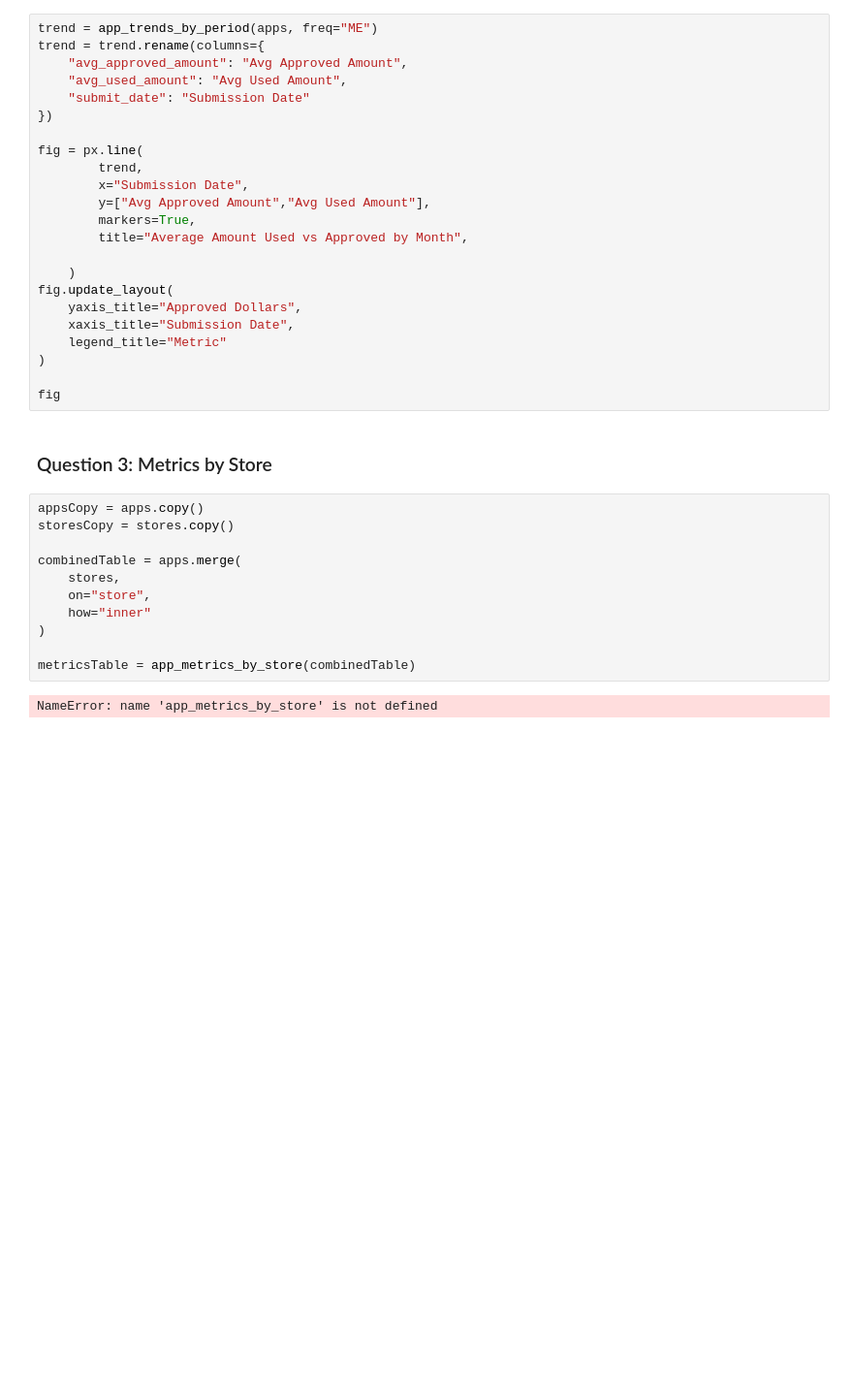
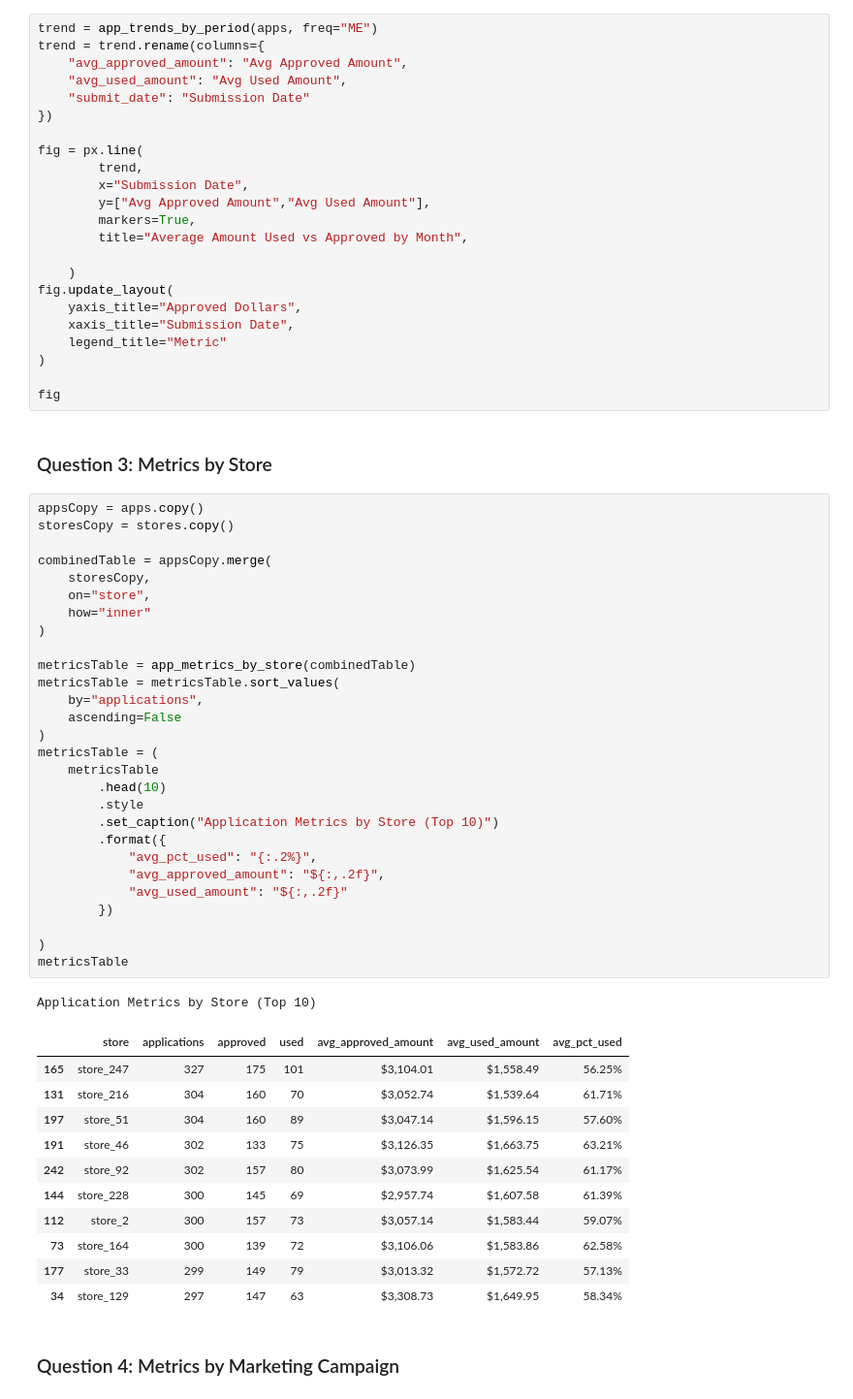
Before and after one commit to Cooltie1/SnapFinanceAssessment, a Jupyter notebook: Presentation.ipynb, the cells around one changed output. Shown at 97% size. Cells and saved outputs as stored; diff of their text form; blank space fills up the shorter version.

Commit message:
Question 4

```diff
--- a/Presentation.ipynb
+++ b/Presentation.ipynb
@@ -93,13 +93,43 @@ fig
 # %%
 appsCopy = apps.copy()
 storesCopy = stores.copy()
 
-combinedTable = apps.merge(
-    stores,
+combinedTable = appsCopy.merge(
+    storesCopy,
     on="store",
     how="inner"
 )
 
 metricsTable = app_metrics_by_store(combinedTable)
+metricsTable = metricsTable.sort_values(
+    by="applications",
+    ascending=False
+)
+metricsTable = (
+    metricsTable
+        .head(10)
+        .style
+        .set_caption("Application Metrics by Store (Top 10)")
+        .format({
+            "avg_pct_used": "{:.2%}",
+            "avg_approved_amount": "${:,.2f}",
+            "avg_used_amount": "${:,.2f}"
+        })
+
+)
+metricsTable
 # %% [output]
-NameError: name 'app_metrics_by_store' is not defined
+Application Metrics by Store (Top 10)
+|  | store | applications | approved | used | avg_approved_amount | avg_used_amount | avg_pct_used |
+| 165 | store_247 | 327 | 175 | 101 | $3,104.01 | $1,558.49 | 56.25% |
+| 131 | store_216 | 304 | 160 | 70 | $3,052.74 | $1,539.64 | 61.71% |
+| 197 | store_51 | 304 | 160 | 89 | $3,047.14 | $1,596.15 | 57.60% |
+| 191 | store_46 | 302 | 133 | 75 | $3,126.35 | $1,663.75 | 63.21% |
+| 242 | store_92 | 302 | 157 | 80 | $3,073.99 | $1,625.54 | 61.17% |
+| 144 | store_228 | 300 | 145 | 69 | $2,957.74 | $1,607.58 | 61.39% |
+| 112 | store_2 | 300 | 157 | 73 | $3,057.14 | $1,583.44 | 59.07% |
+| 73 | store_164 | 300 | 139 | 72 | $3,106.06 | $1,583.86 | 62.58% |
+| 177 | store_33 | 299 | 149 | 79 | $3,013.32 | $1,572.72 | 57.13% |
+| 34 | store_129 | 297 | 147 | 63 | $3,308.73 | $1,649.95 | 58.34% |
+# %% [markdown]
+### Question 4: Metrics by Marketing Campaign
```
Also changed, not shown: parts of 1 cell of this notebook, 1 other file.
